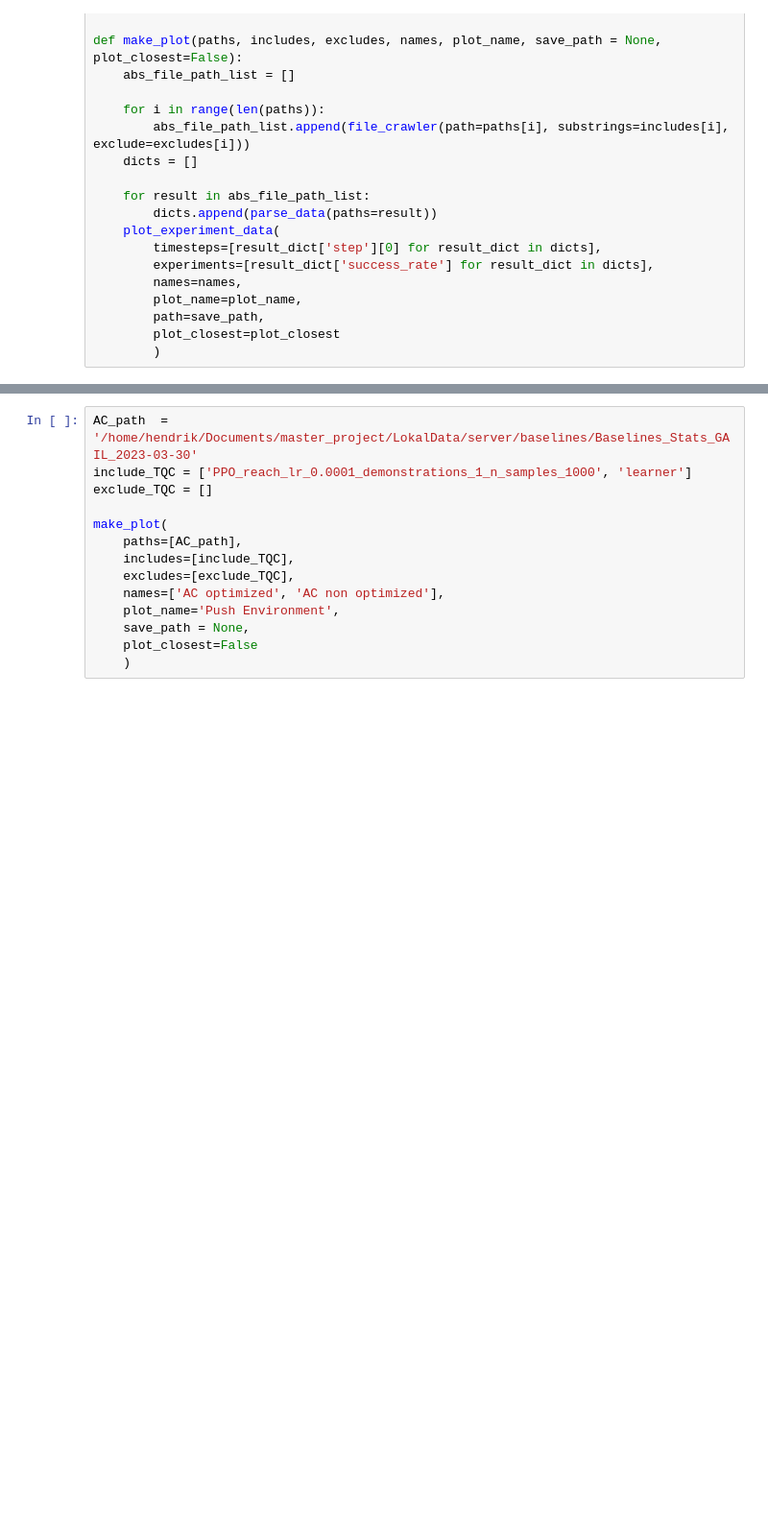
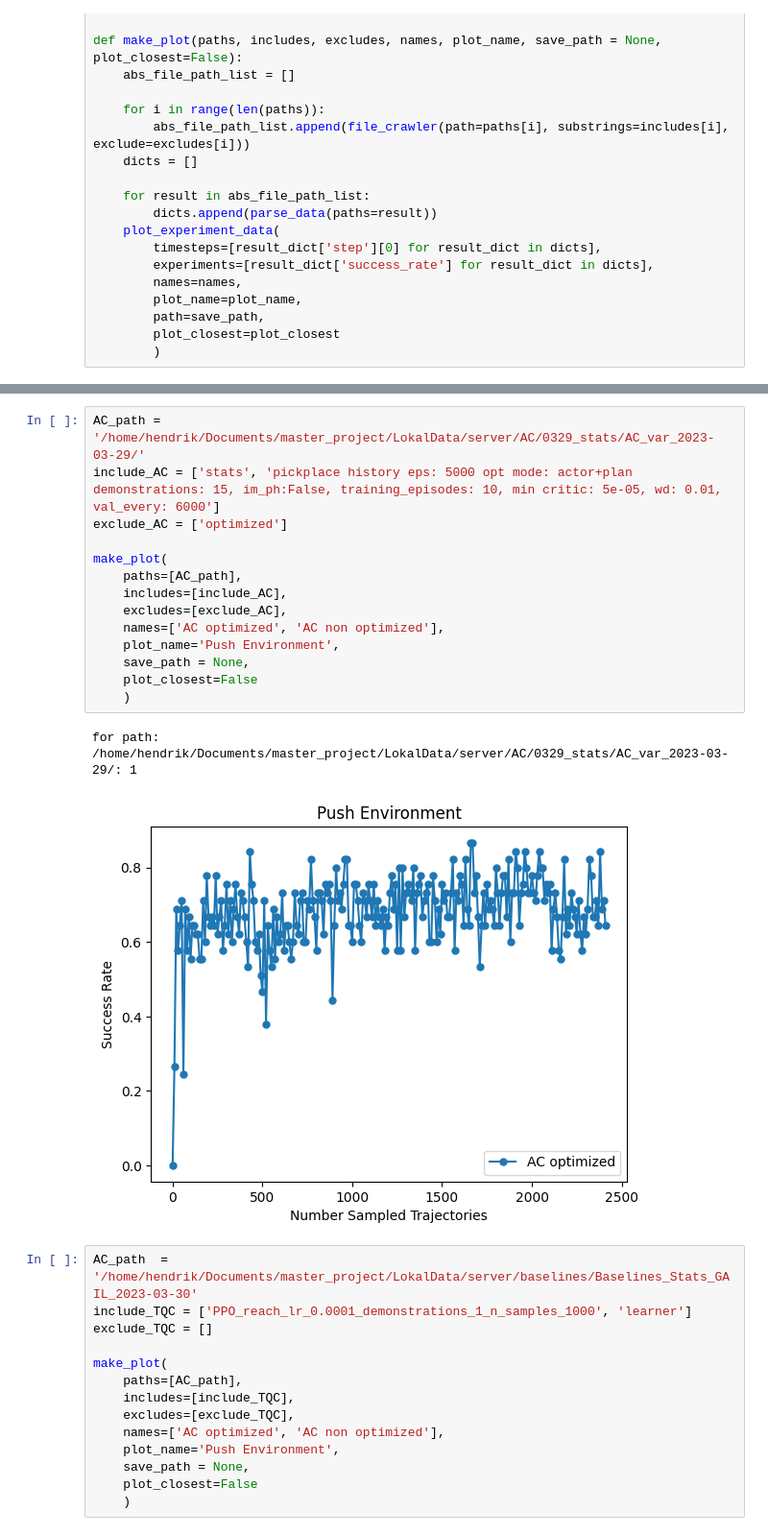
Before and after one commit to ReliableTree/ActiveCritic, a Jupyter notebook: src/active_critic/analyze_stats/analyze_stats.ipynb, the cells around one changed output, grey strips where cells are left out. Shown at 96% size. Saved outputs shown, nothing was run; the diff lists cells and outputs as text; blank space fills up the shorter version.

```diff
--- a/src/active_critic/analyze_stats/analyze_stats.ipynb
+++ b/src/active_critic/analyze_stats/analyze_stats.ipynb
@@ -98,3 +137,20 @@ def make_plot(paths, includes, excludes, names, plot_name, save_path = None, plo
+# %%
+AC_path = '/home/hendrik/Documents/master_project/LokalData/server/AC/0329_stats/AC_var_2023-03-29/'
+include_AC = ['stats', 'pickplace history eps: 5000 opt mode: actor+plan demonstrations: 15, im_ph:False, training_episodes: 10, min critic: 5e-05, wd: 0.01, val_every: 6000']
+exclude_AC = ['optimized']
+
+make_plot(
+    paths=[AC_path],
+    includes=[include_AC],
+    excludes=[exclude_AC],
+    names=['AC optimized', 'AC non optimized'],
+    plot_name='Push Environment',
+    save_path = None,
+    plot_closest=False
+    )
+# %% [output]
+for path: /home/hendrik/Documents/master_project/LokalData/server/AC/0329_stats/AC_var_2023-03-29/: 1
+[figure, added]
 # %%
 AC_path  = '/home/hendrik/Documents/master_project/LokalData/server/baselines/Baselines_Stats_GAIL_2023-03-30'
 include_TQC = ['PPO_reach_lr_0.0001_demonstrations_1_n_samples_1000', 'learner']
```
Also changed, not shown: parts of 2 cells of this notebook.
